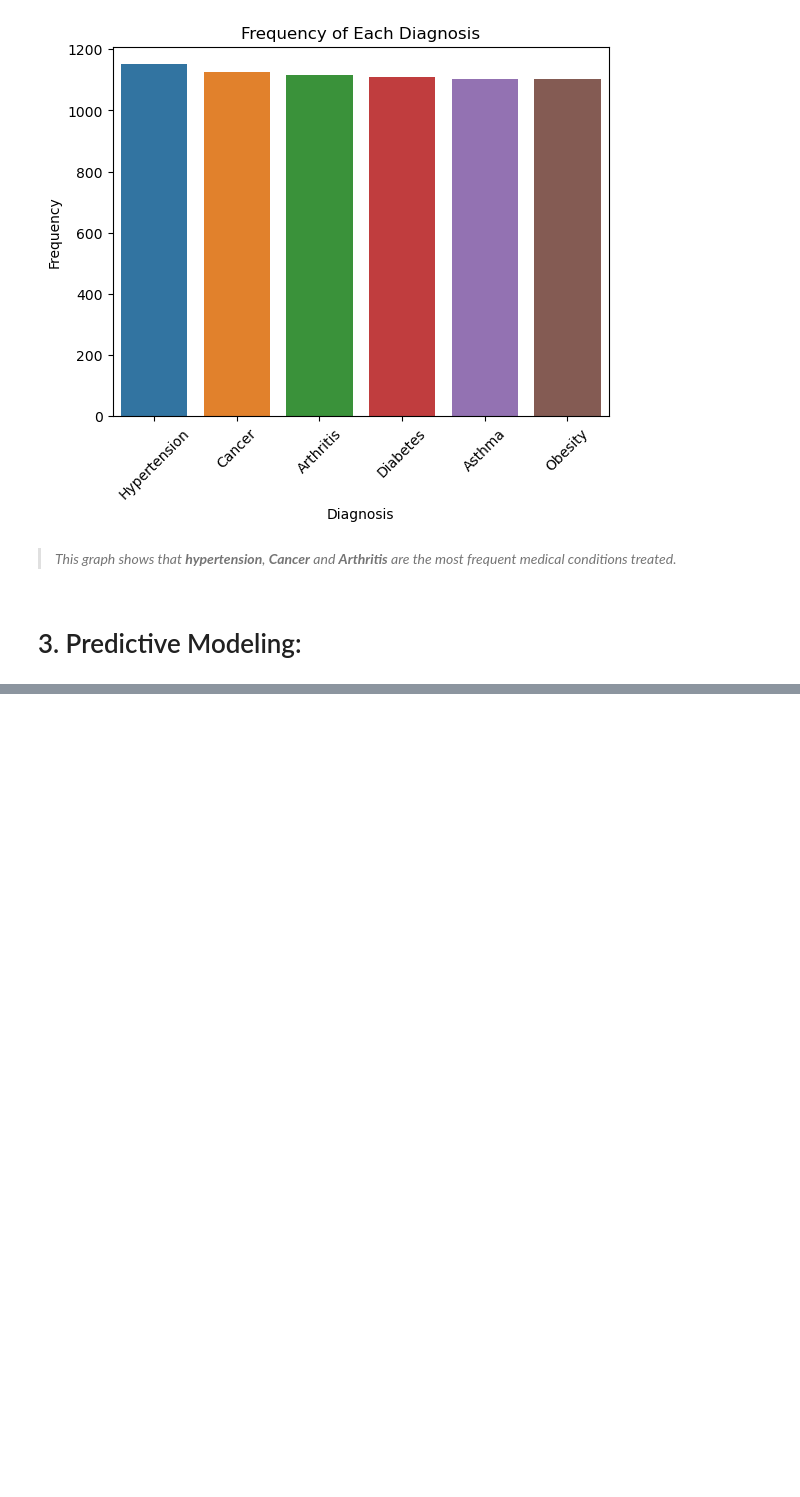
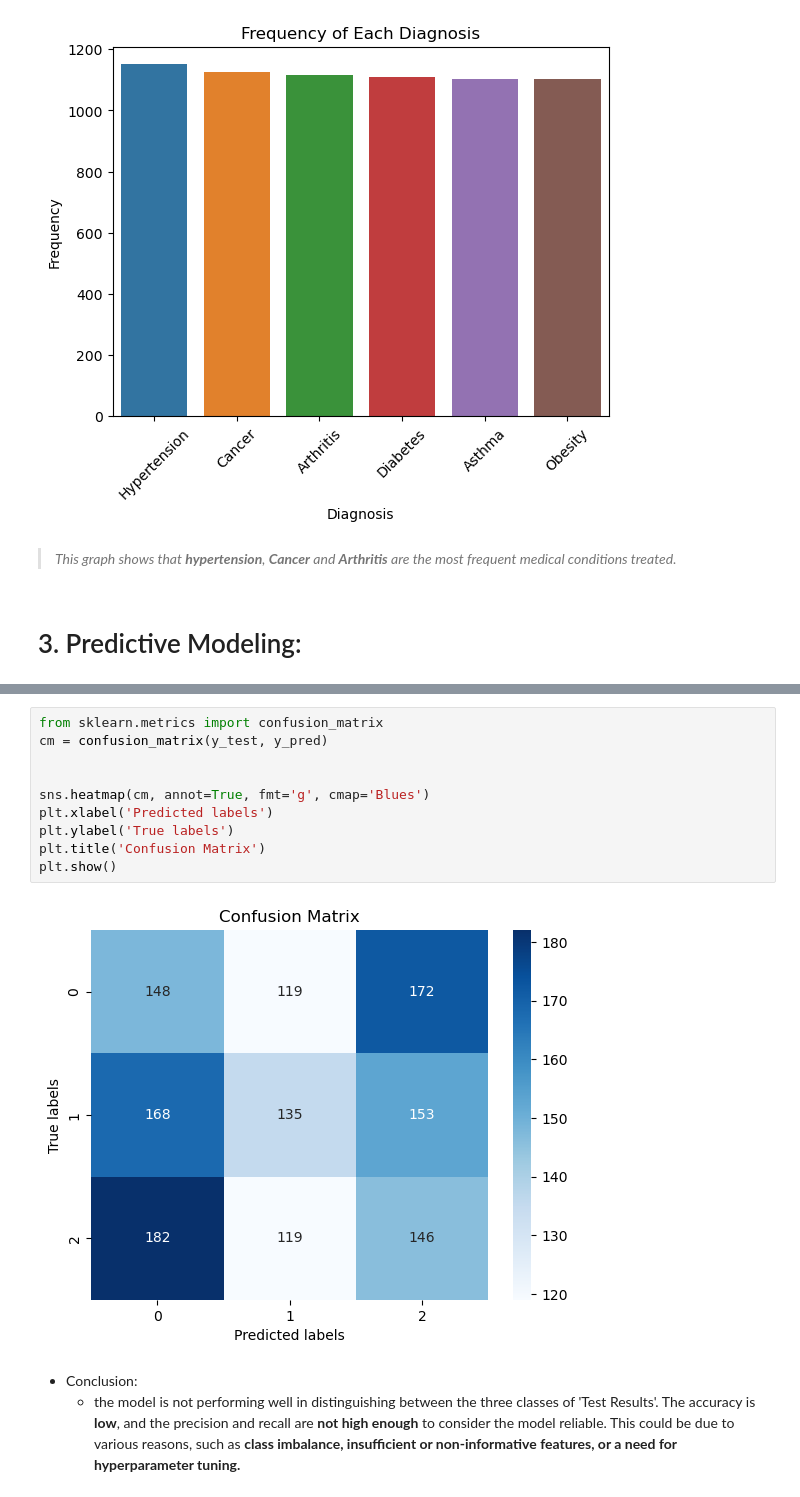
Before and after one commit to nassimlamnini/Healthcare_analysis, a Jupyter notebook: Healthcare_Project.ipynb, the cells around one changed output, grey strips where cells are left out. Saved outputs shown, nothing was run; the diff lists cells and outputs as text; blank space fills up the shorter version.

```diff
--- a/Healthcare_Project.ipynb
+++ b/Healthcare_Project.ipynb
@@ -314,0 +383,15 @@ plt.show()
+# %%
+from sklearn.metrics import confusion_matrix
+cm = confusion_matrix(y_test, y_pred)
+
+
+sns.heatmap(cm, annot=True, fmt='g', cmap='Blues')
+plt.xlabel('Predicted labels')
+plt.ylabel('True labels')
+plt.title('Confusion Matrix')
+plt.show()
+# %% [output]
+[figure, added]
+# %% [markdown]
+- Conclusion:
+    - the model is not performing well in distinguishing between the three classes of 'Test Results'. The accuracy is **low**, and the precision and recall are **not high enough** to consider the model reliable. This could be due to various reasons, such as **class imbalance, insufficient or non-informative features, or a need for hyperparameter tuning.**
```
Also changed, not shown: parts of 5 cells of this notebook.
